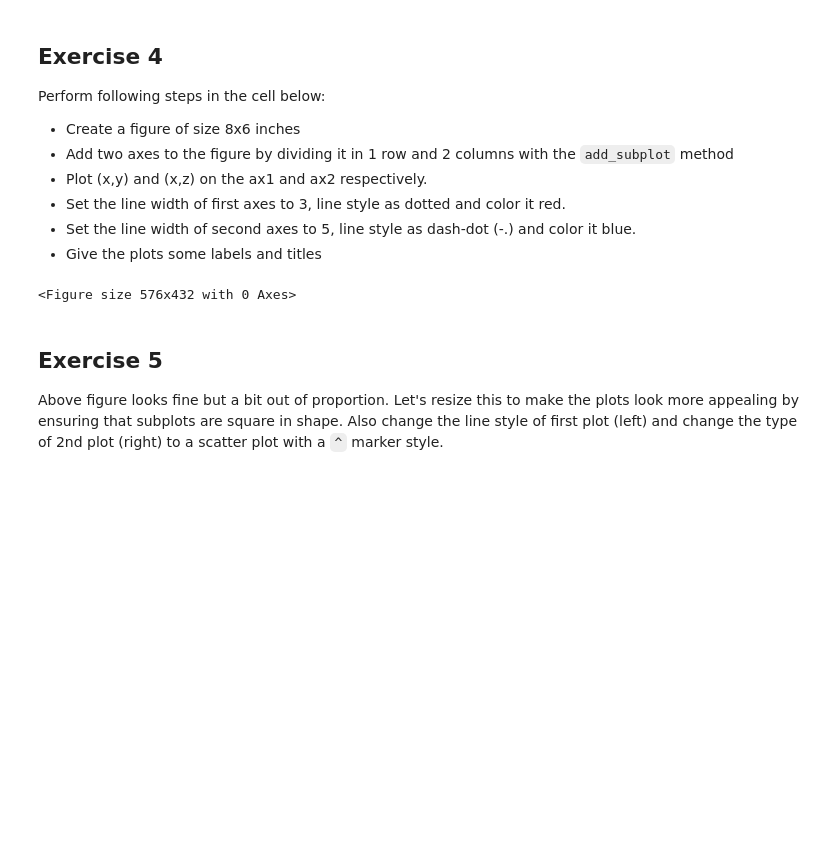
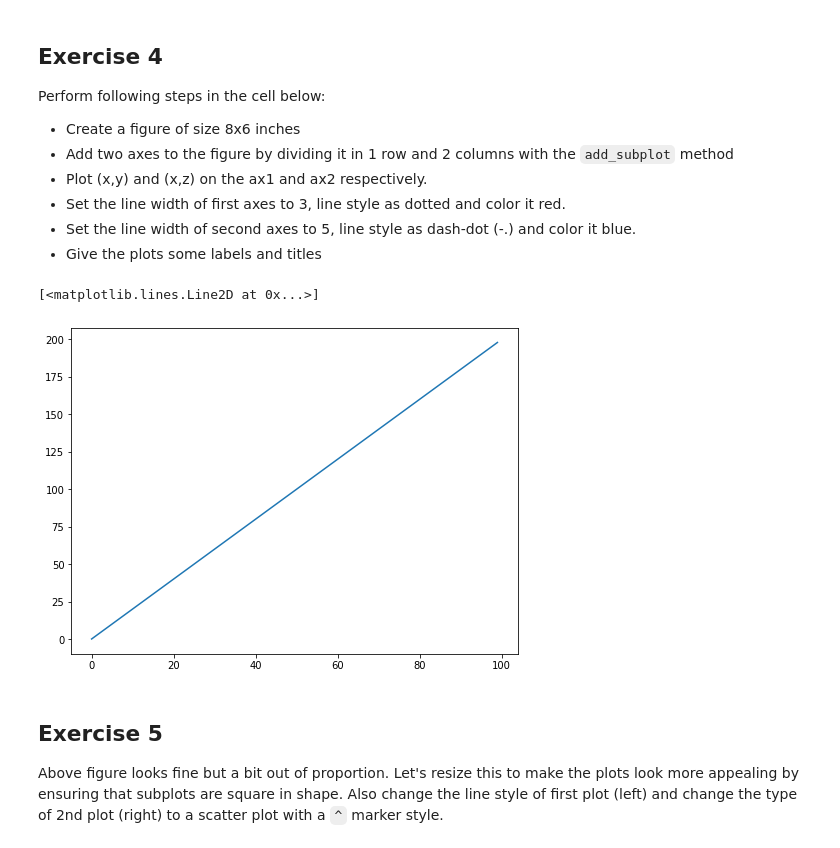
Before and after one commit to JohnTheTripper/dsc-more-practice-with-matplotlib-lab-nyc-ds-021720, a Jupyter notebook: index.ipynb, the cells around one changed output. Saved outputs shown, nothing was run; the diff lists cells and outputs as text; code cells hidden in the pictures; blank space fills up the shorter version.

```diff
--- a/index.ipynb
+++ b/index.ipynb
@@ -137,9 +137,12 @@ Perform following steps in the cell below:
 # %%
 my_figure4 = plt.figure(figsize=(8,6))
 
 #fig, axes = plt.subplots(nrows=3, ncols=4, figsize=(8,6))
+
+plt.plot(x, y)
 # %% [output]
-<Figure size 576x432 with 0 Axes>
+[<matplotlib.lines.Line2D at 0x...>]
+[figure, added]
 # %% [markdown]
 ## Exercise 5
 
```
